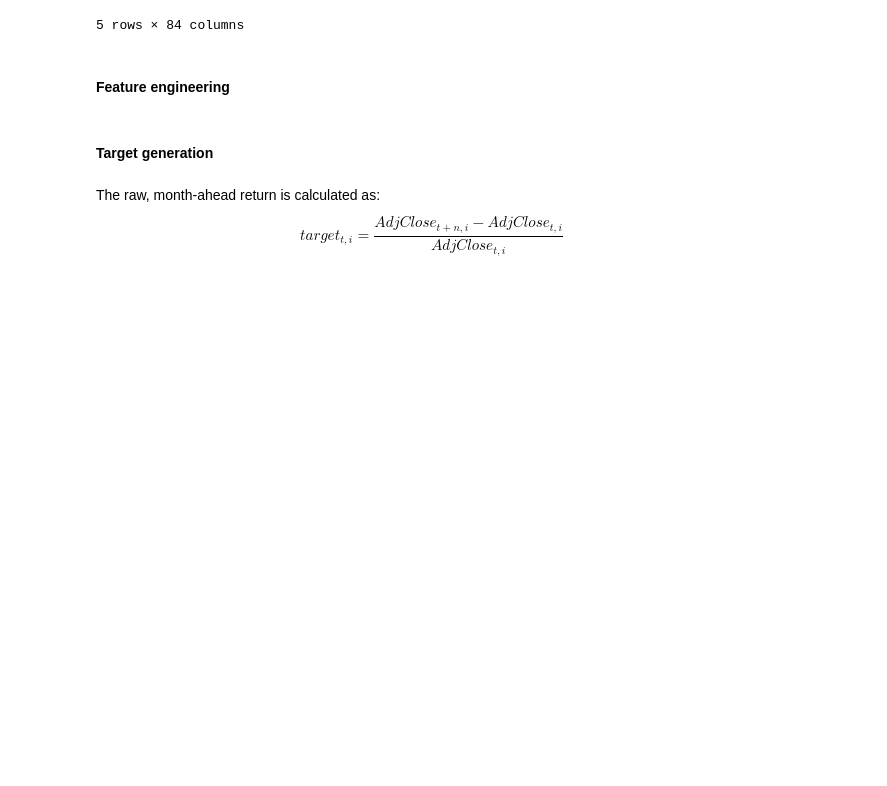
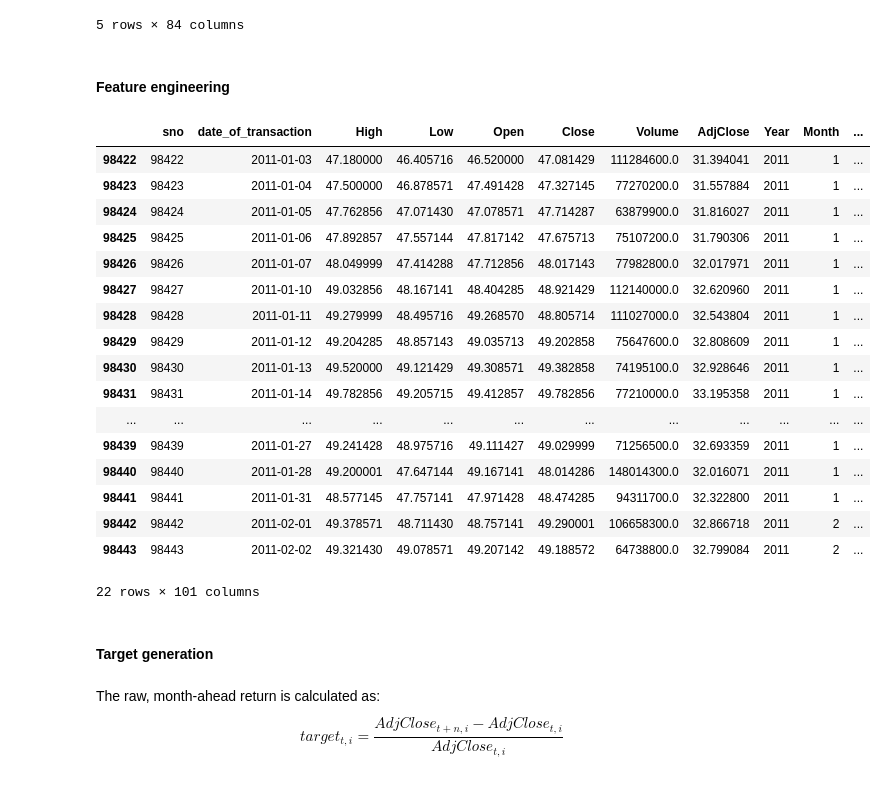
Before and after one commit to fagan2888/Passive-Stock-Fund-Optimization, a Jupyter notebook: modeling/early_stage_modeling.ipynb, the cells around one changed output. Cells and saved outputs as stored; diff of their text form; code cells hidden in the pictures; blank space fills up the shorter version.

```diff
--- a/early_stage_modeling.ipynb
+++ b/modeling/early_stage_modeling.ipynb
@@ -116,6 +116,27 @@ train['close_l10'] = train.groupby('ticker')['AdjClose'].shift(10)
 train['return_prev1_close_raw'] = 100*(train['AdjClose'] - train['close_l1'])/train['close_l1']
 train['return_prev5_close_raw'] = 100*(train['AdjClose'] - train['close_l5'])/train['close_l5']
 train['return_prev10_close_raw'] = 100*(train['AdjClose'] - train['close_l10'])/train['close_l10']
+# %%
+train[train['ticker'] == 'AAPL'].iloc[0:22,:]
+# %% [output]
+|  | sno | date_of_transaction | High | Low | Open | Close | Volume | AdjClose | Year | Month | ... |
+| 98422 | 98422 | 2011-01-03 | 47.180000 | 46.405716 | 46.520000 | 47.081429 | 111284600.0 | 31.394041 | 2011 | 1 | ... |
+| 98423 | 98423 | 2011-01-04 | 47.500000 | 46.878571 | 47.491428 | 47.327145 | 77270200.0 | 31.557884 | 2011 | 1 | ... |
+| 98424 | 98424 | 2011-01-05 | 47.762856 | 47.071430 | 47.078571 | 47.714287 | 63879900.0 | 31.816027 | 2011 | 1 | ... |
+| 98425 | 98425 | 2011-01-06 | 47.892857 | 47.557144 | 47.817142 | 47.675713 | 75107200.0 | 31.790306 | 2011 | 1 | ... |
+| 98426 | 98426 | 2011-01-07 | 48.049999 | 47.414288 | 47.712856 | 48.017143 | 77982800.0 | 32.017971 | 2011 | 1 | ... |
+| 98427 | 98427 | 2011-01-10 | 49.032856 | 48.167141 | 48.404285 | 48.921429 | 112140000.0 | 32.620960 | 2011 | 1 | ... |
+| 98428 | 98428 | 2011-01-11 | 49.279999 | 48.495716 | 49.268570 | 48.805714 | 111027000.0 | 32.543804 | 2011 | 1 | ... |
+| 98429 | 98429 | 2011-01-12 | 49.204285 | 48.857143 | 49.035713 | 49.202858 | 75647600.0 | 32.808609 | 2011 | 1 | ... |
+| 98430 | 98430 | 2011-01-13 | 49.520000 | 49.121429 | 49.308571 | 49.382858 | 74195100.0 | 32.928646 | 2011 | 1 | ... |
+| 98431 | 98431 | 2011-01-14 | 49.782856 | 49.205715 | 49.412857 | 49.782856 | 77210000.0 | 33.195358 | 2011 | 1 | ... |
+| ... | ... | ... | ... | ... | ... | ... | ... | ... | ... | ... | ... |
+| 98439 | 98439 | 2011-01-27 | 49.241428 | 48.975716 | 49.111427 | 49.029999 | 71256500.0 | 32.693359 | 2011 | 1 | ... |
+| 98440 | 98440 | 2011-01-28 | 49.200001 | 47.647144 | 49.167141 | 48.014286 | 148014300.0 | 32.016071 | 2011 | 1 | ... |
+| 98441 | 98441 | 2011-01-31 | 48.577145 | 47.757141 | 47.971428 | 48.474285 | 94311700.0 | 32.322800 | 2011 | 1 | ... |
+| 98442 | 98442 | 2011-02-01 | 49.378571 | 48.711430 | 48.757141 | 49.290001 | 106658300.0 | 32.866718 | 2011 | 2 | ... |
+| 98443 | 98443 | 2011-02-02 | 49.321430 | 49.078571 | 49.207142 | 49.188572 | 64738800.0 | 32.799084 | 2011 | 2 | ... |
+22 rows × 101 columns
 # %%
 # Remove the quarter of pre-SimFin data
 train = train[train['date_of_transaction'] >= '2011-03-31'].reset_index().drop('index', axis=1)
```
Also changed, not shown: parts of 16 cells of this notebook, 3 other files.
